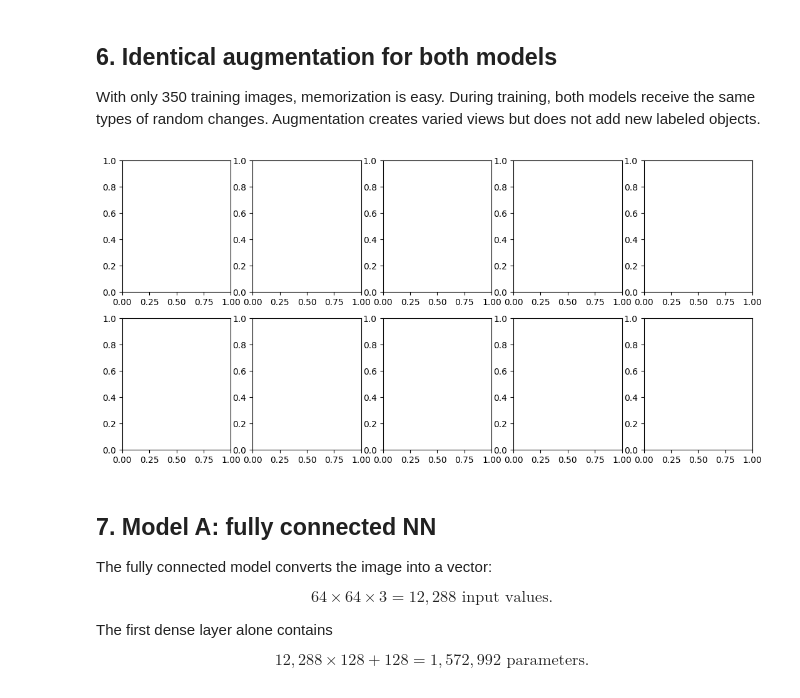
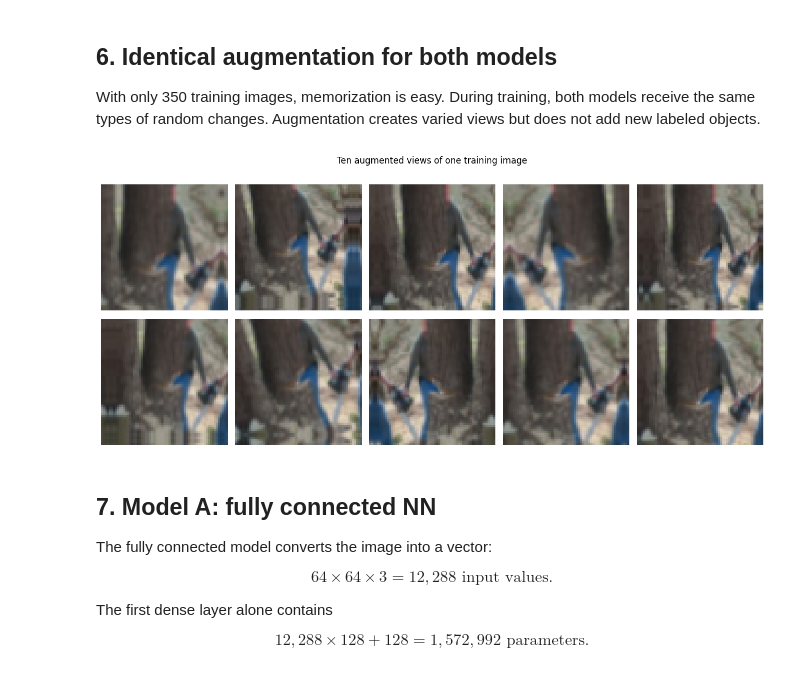
Before and after one commit to sanailahi1/Image_Search_Engine, a Jupyter notebook: docs/notebooks/Lab3_NN_vs_CNN_ImageNet_50.ipynb, the cells around one changed output. Drawn from its saved outputs; the diff is of its cells as text; code cells hidden in the pictures.

```diff
--- a/docs/notebooks/Lab3_NN_vs_CNN_ImageNet_50.ipynb
+++ b/docs/notebooks/Lab3_NN_vs_CNN_ImageNet_50.ipynb
@@ -263,22 +263,28 @@ views but does not add new labeled objects.
 # %%
 def make_augmentation():
     return tf.keras.Sequential(
-        name="augmentation", #without accuracy
+        [
+            tf.keras.layers.RandomFlip("horizontal", seed=SEED),
+            tf.keras.layers.RandomRotation(0.05, seed=SEED + 1),
+            tf.keras.layers.RandomZoom(0.10, seed=SEED + 2),
+            tf.keras.layers.RandomTranslation(0.08, 0.08, seed=SEED + 3),
+        ],
+        name="augmentation",
     )
 
 
 fig, axes = plt.subplots(2, 5, figsize=(13, 6))
 example = images[0:1]
-# preview_augmentation = make_augmentation()
-# for ax in axes.ravel():
-#     augmented = preview_augmentation(example, training=True)[0]
-#     ax.imshow(tf.cast(tf.clip_by_value(augmented, 0, 255), tf.uint8))
-#     ax.axis("off")
-# plt.suptitle("Ten augmented views of one training image")
-# plt.tight_layout()
-# plt.show()
+preview_augmentation = make_augmentation()
+for ax in axes.ravel():
+    augmented = preview_augmentation(example, training=True)[0]
+    ax.imshow(tf.cast(tf.clip_by_value(augmented, 0, 255), tf.uint8))
+    ax.axis("off")
+plt.suptitle("Ten augmented views of one training image")
+plt.tight_layout()
+plt.show()
 # %% [output]
-[figure, old version]
+[figure, new version]
 # %% [markdown]
 ## 7. Model A: fully connected NN
 
```
Also changed, not shown: parts of 10 cells of this notebook.
